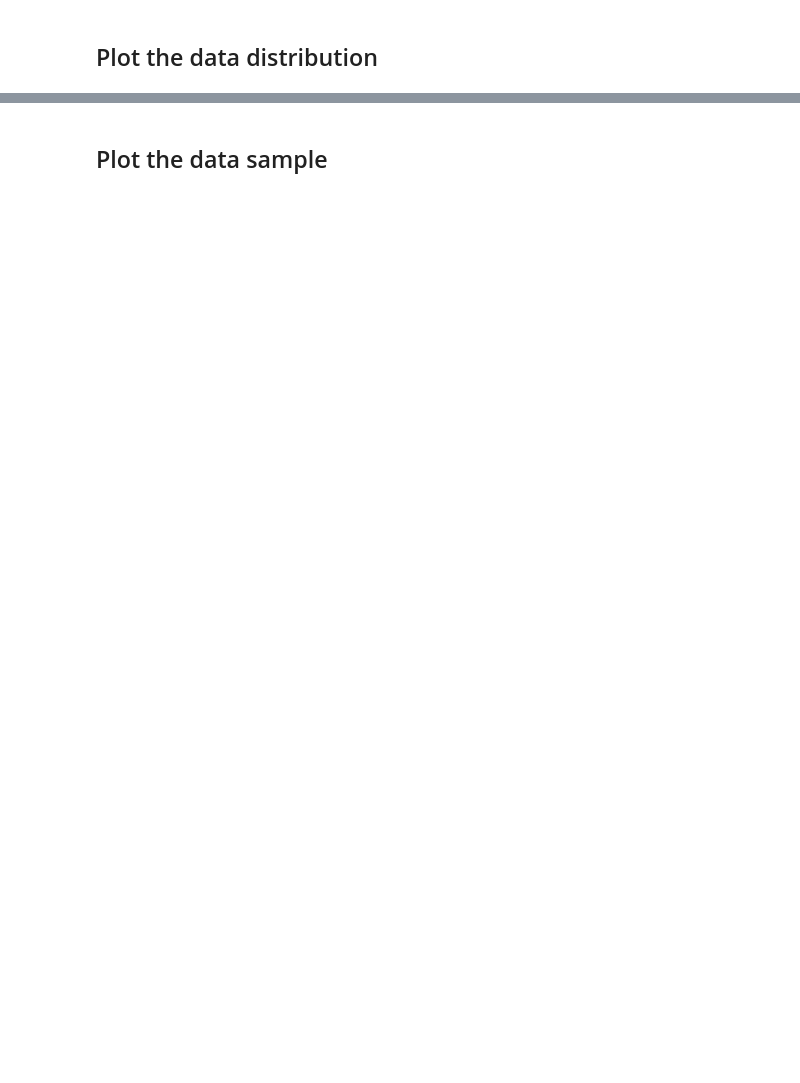
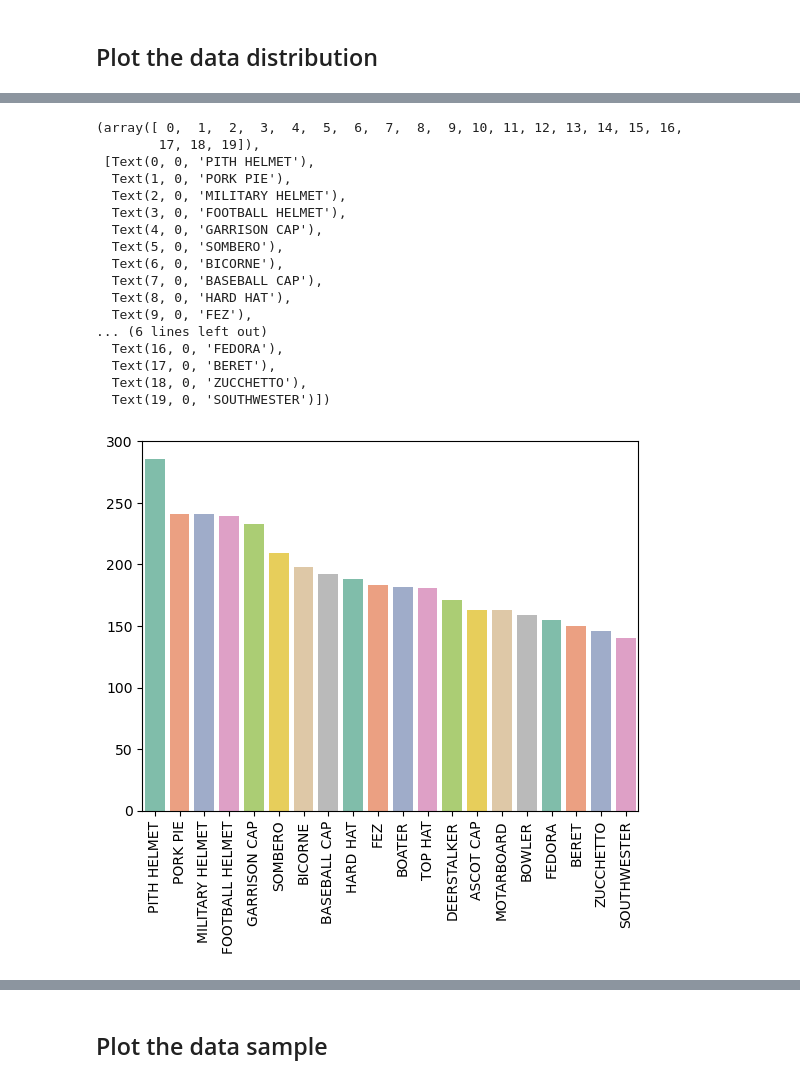
Before and after one commit to Do-sensei/MLCL_2023, a Jupyter notebook: 1_data_analysis/data_analysis_headgear.ipynb, the cells around one changed output, grey strips where cells are left out. Drawn from its saved outputs; the diff is of its cells as text; code cells hidden in the pictures; blank space fills up the shorter version.

```diff
--- a/1_data_analysis/data_analysis_headgear.ipynb
+++ b/1_data_analysis/data_analysis_headgear.ipynb
@@ -43,2 +64,27 @@ plt.show()
+# %%
+import seaborn as sns
+data_dist = headgear_df['labels'].value_counts()
+sns.barplot(x=data_dist.index, y=data_dist.values, alpha=0.9, palette='Set2')
+
+plt.xticks(rotation='vertical')
+# %% [output]
+(array([ 0,  1,  2,  3,  4,  5,  6,  7,  8,  9, 10, 11, 12, 13, 14, 15, 16,
+        17, 18, 19]),
+ [Text(0, 0, 'PITH HELMET'),
+  Text(1, 0, 'PORK PIE'),
+  Text(2, 0, 'MILITARY HELMET'),
+  Text(3, 0, 'FOOTBALL HELMET'),
+  Text(4, 0, 'GARRISON CAP'),
+  Text(5, 0, 'SOMBERO'),
+  Text(6, 0, 'BICORNE'),
+  Text(7, 0, 'BASEBALL CAP'),
+  Text(8, 0, 'HARD HAT'),
+  Text(9, 0, 'FEZ'),
+... (6 lines left out)
+  Text(16, 0, 'FEDORA'),
+  Text(17, 0, 'BERET'),
+  Text(18, 0, 'ZUCCHETTO'),
+  Text(19, 0, 'SOUTHWESTER')])
+[figure, added]
 # %%
 headgear_df['data set'].value_counts()
```
Also changed, not shown: parts of 10 cells of this notebook, 27 other files.
